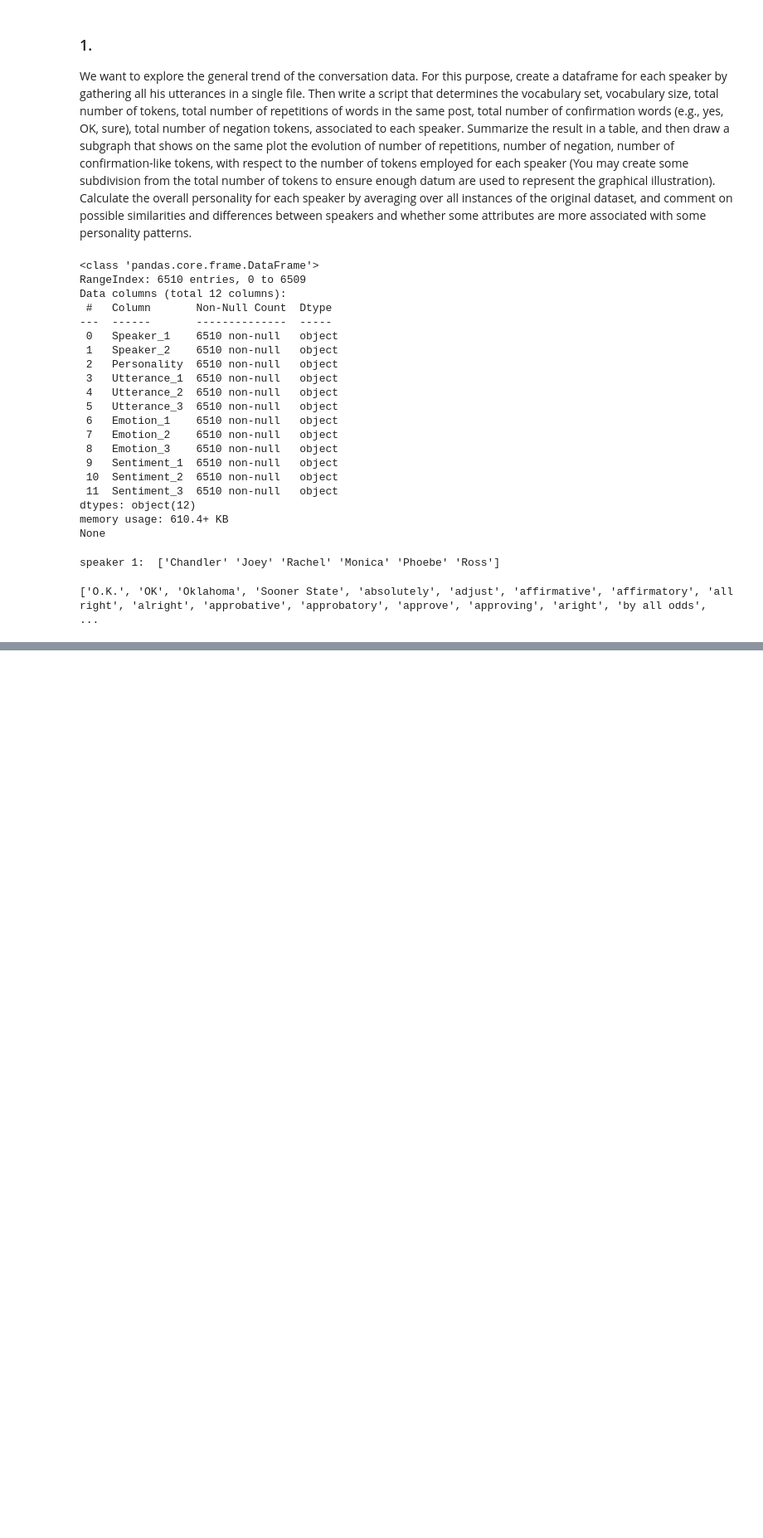
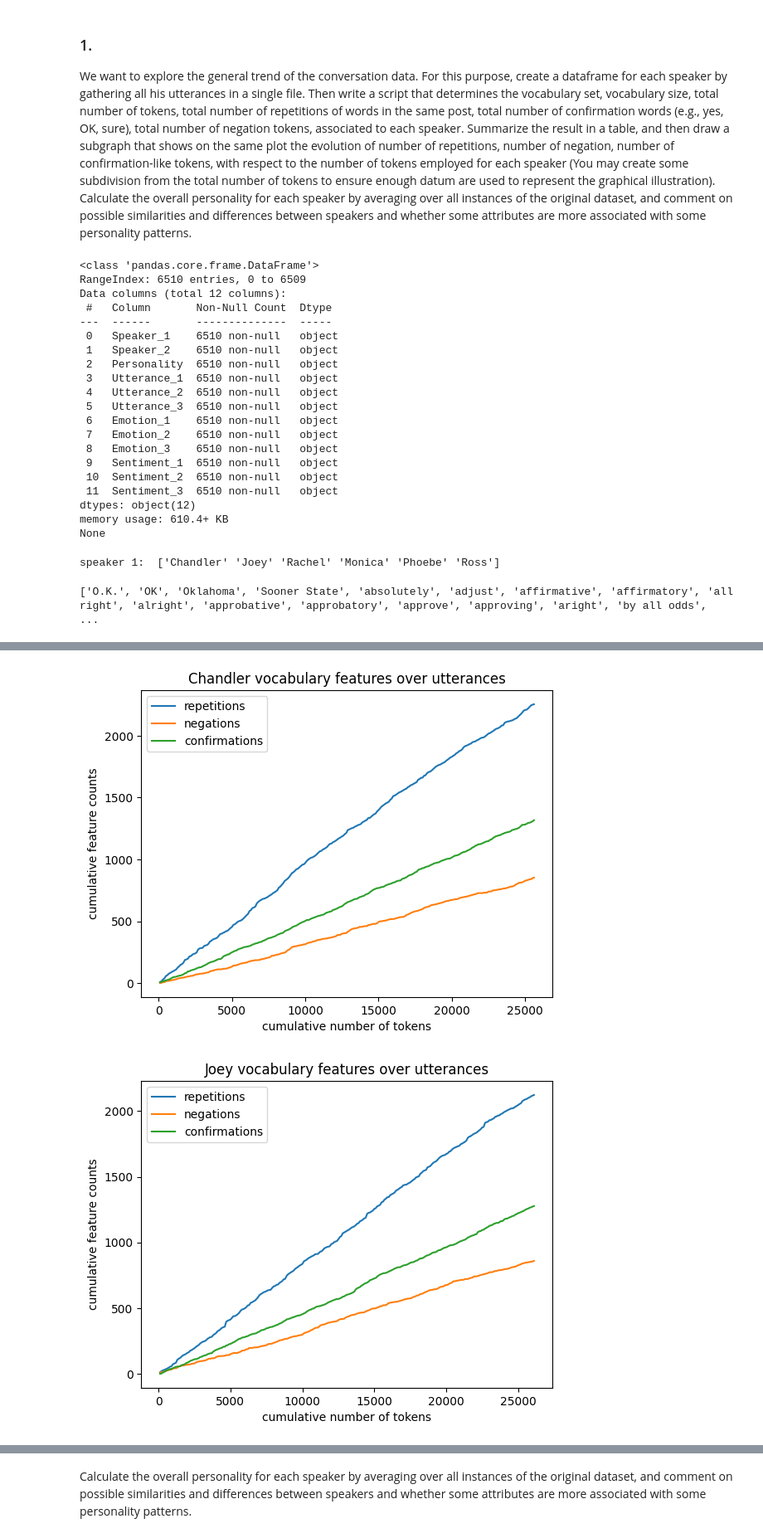
Before and after one commit to Xiru1024/NLP_Personality-Analysis, a Jupyter notebook: main.ipynb, the cells around one changed output, grey strips where cells are left out. Shown at 83% size. Saved outputs shown, nothing was run; the diff lists cells and outputs as text; code cells hidden in the pictures; blank space fills up the shorter version.

Commit message:
Add utterance feature plot

```diff
--- a/main.ipynb
+++ b/main.ipynb
@@ -136,0 +129,24 @@ Joey:
+# %%
+utterance_features = {}
+stride = 100
+for speaker_name in distinct_speakers1:
+    current_speaker_utterance_df = globals()[f'df_{speaker_name}']
+    utterance_features[speaker_name] = build_speaker_vocab_info(current_speaker_utterance_df, stride)
+
+# Prepare data for tabulate
+table_data = []
+headers = ["Character", "Tokens", "Vocabulary", "Total Repetitions", "Confirmation Words", "Negation Words"]
+
+for speaker_name in utterance_features:
+    row = [
+        speaker_name,
+        f"{len(utterance_features[speaker_name]['tokens']):,}",
+        f"{len(utterance_features[speaker_name]['vocab']):,}",
+        f"{utterance_features[speaker_name]['totalWordRep']:,}",
+        f"{len(utterance_features[speaker_name]['confirmation_words']):,}",
+        f"{utterance_features[speaker_name]['negation_tokens_count']:,}"
+    ]
+    table_data.append(row)
+
+# Print table
+print(tabulate(table_data, headers=headers, tablefmt="grid"))
@@ -136,0 +185,21 @@ Joey:
+# %%
+# Plotting vocabulary features over utterances for each speaker
+import matplotlib.pyplot as plt
+
+for speaker_name in distinct_speakers1:
+    xs   = utterance_features[speaker_name]['token_count_arr']
+    reps = utterance_features[speaker_name]['repitition_count_arr']
+    negs = utterance_features[speaker_name]['negation_count_arr']
+    conf = utterance_features[speaker_name]['confirmation_count_arr']
+    plt.plot(xs, reps, label='repetitions')
+    plt.plot(xs, negs, label='negations')
+    plt.plot(xs, conf, label='confirmations')
+
+    plt.xlabel('cumulative number of tokens')
+    plt.ylabel('cumulative feature counts')
+    plt.title(speaker_name + ' vocabulary features over utterances')
+    plt.legend()
+    plt.show()
+# %% [output]
+[figure, added]
+[figure, added]
@@ -136,0 +210,5 @@ Joey:
+# %% [markdown]
+Calculate the overall personality for each speaker by
+averaging over all instances of the original dataset,
+and comment on possible similarities and differences between speakers
+and whether some attributes are more associated with some personality patterns.
```
Also changed, not shown: parts of 7 cells of this notebook.
